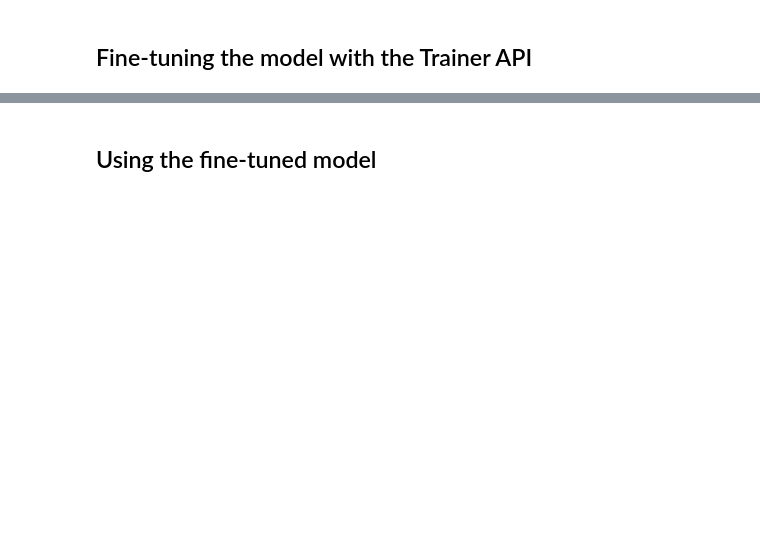
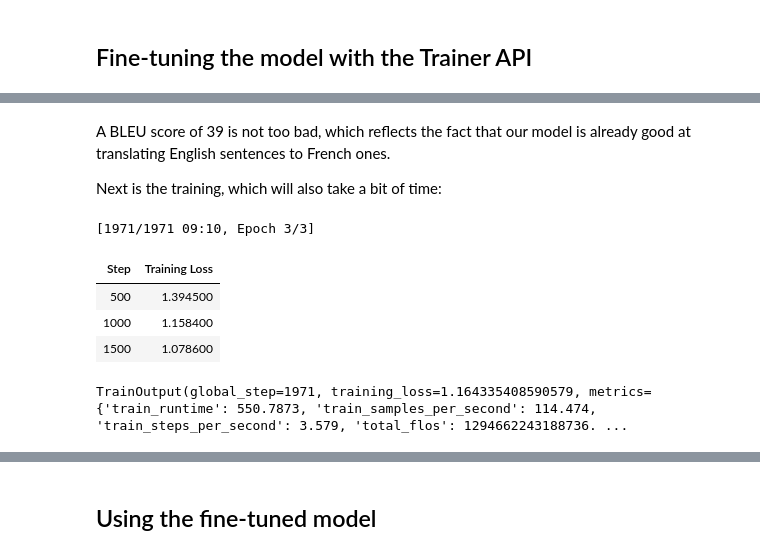
Before and after one commit to locchh/llm-playground, a Jupyter notebook: notebooks/HuggingFace/22_Translation.ipynb, the cells around one changed output, grey strips where cells are left out. Cells and saved outputs as stored; diff of their text form; code cells hidden in the pictures; blank space fills up the shorter version.

```diff
--- a/notebooks/HuggingFace/22_ Translation.ipynb
+++ b/notebooks/HuggingFace/22_Translation.ipynb
@@ -142,0 +236,4 @@ It will be interesting to see if our fine-tuned model picks up on those particul
+# %%
+from transformers import DataCollatorForSeq2Seq
+
+data_collator = DataCollatorForSeq2Seq(tokenizer, model=model)
@@ -142,0 +287,4 @@ It will be interesting to see if our fine-tuned model picks up on those particul
+# %%
+import evaluate
+
+metric = evaluate.load("sacrebleu")
@@ -142,0 +393,17 @@ It will be interesting to see if our fine-tuned model picks up on those particul
+# %%
+from transformers import Seq2SeqTrainingArguments
+
+args = Seq2SeqTrainingArguments(
+    f"marian-finetuned-kde4-en-to-fr",
+    evaluation_strategy="no",
+    save_strategy="epoch",
+    learning_rate=2e-5,
+    per_device_train_batch_size=32,
+    per_device_eval_batch_size=64,
+    weight_decay=0.01,
+    save_total_limit=3,
+    num_train_epochs=3,
+    predict_with_generate=True,
+    fp16=True,
+    push_to_hub=True,
+)
@@ -142,0 +412,12 @@ It will be interesting to see if our fine-tuned model picks up on those particul
+# %%
+from transformers import Seq2SeqTrainer
+
+trainer = Seq2SeqTrainer(
+    model,
+    args,
+    train_dataset=tokenized_datasets["train"],
+    eval_dataset=tokenized_datasets["validation"],
+    data_collator=data_collator,
+    tokenizer=tokenizer,
+    compute_metrics=compute_metrics,
+)
@@ -142,0 +436,13 @@ It will be interesting to see if our fine-tuned model picks up on those particul
+# %% [markdown]
+A BLEU score of 39 is not too bad, which reflects the fact that our model is already good at translating English sentences to French ones.
+
+Next is the training, which will also take a bit of time:
+# %%
+trainer.train()
+# %% [output]
+[1971/1971 09:10, Epoch 3/3]
+| Step | Training Loss |
+| 500 | 1.394500 |
+| 1000 | 1.158400 |
+| 1500 | 1.078600 |
+TrainOutput(global_step=1971, training_loss=1.164335408590579, metrics={'train_runtime': 550.7873, 'train_samples_per_second': 114.474, 'train_steps_per_second': 3.579, 'total_flos': 1294662243188736. ...
```
Also changed, not shown: parts of 73 cells of this notebook, 1 other file.
